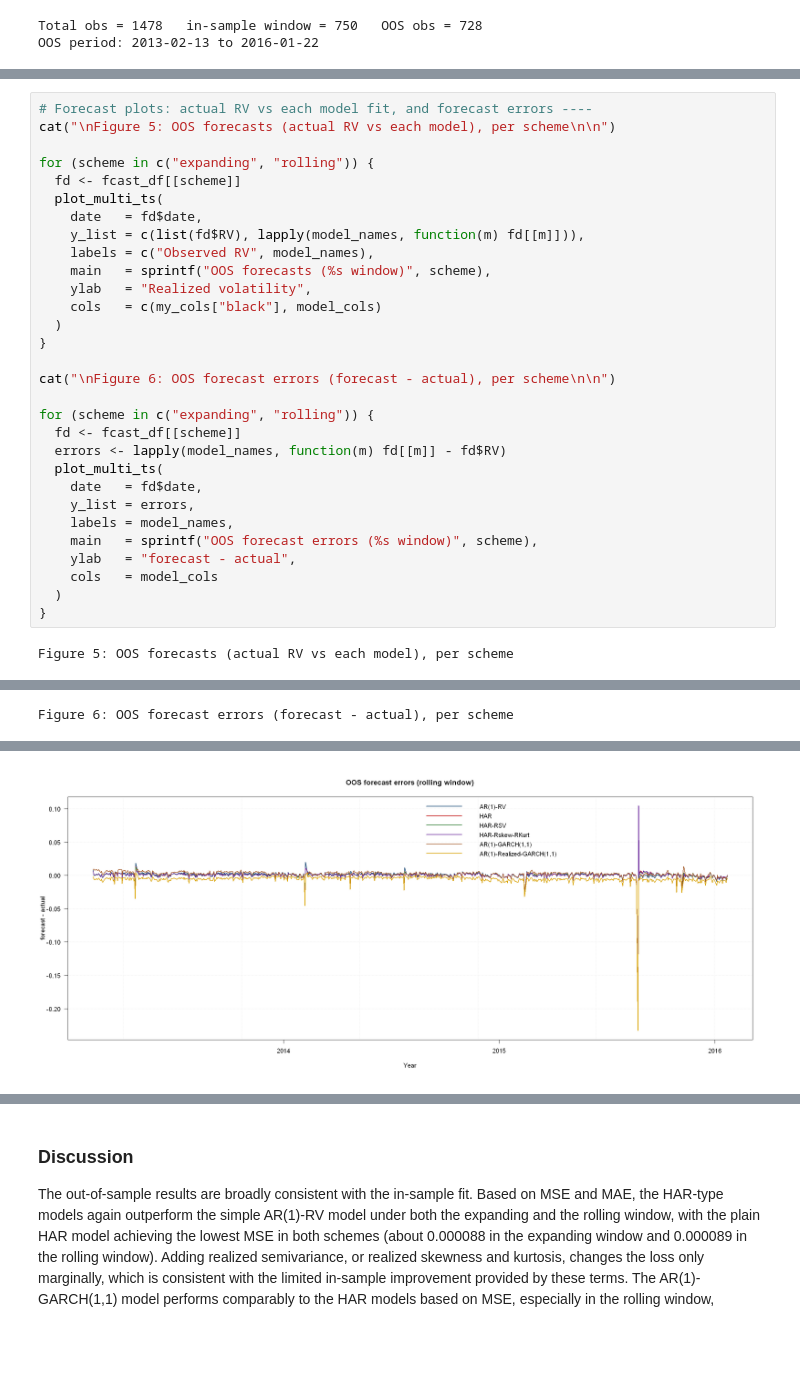
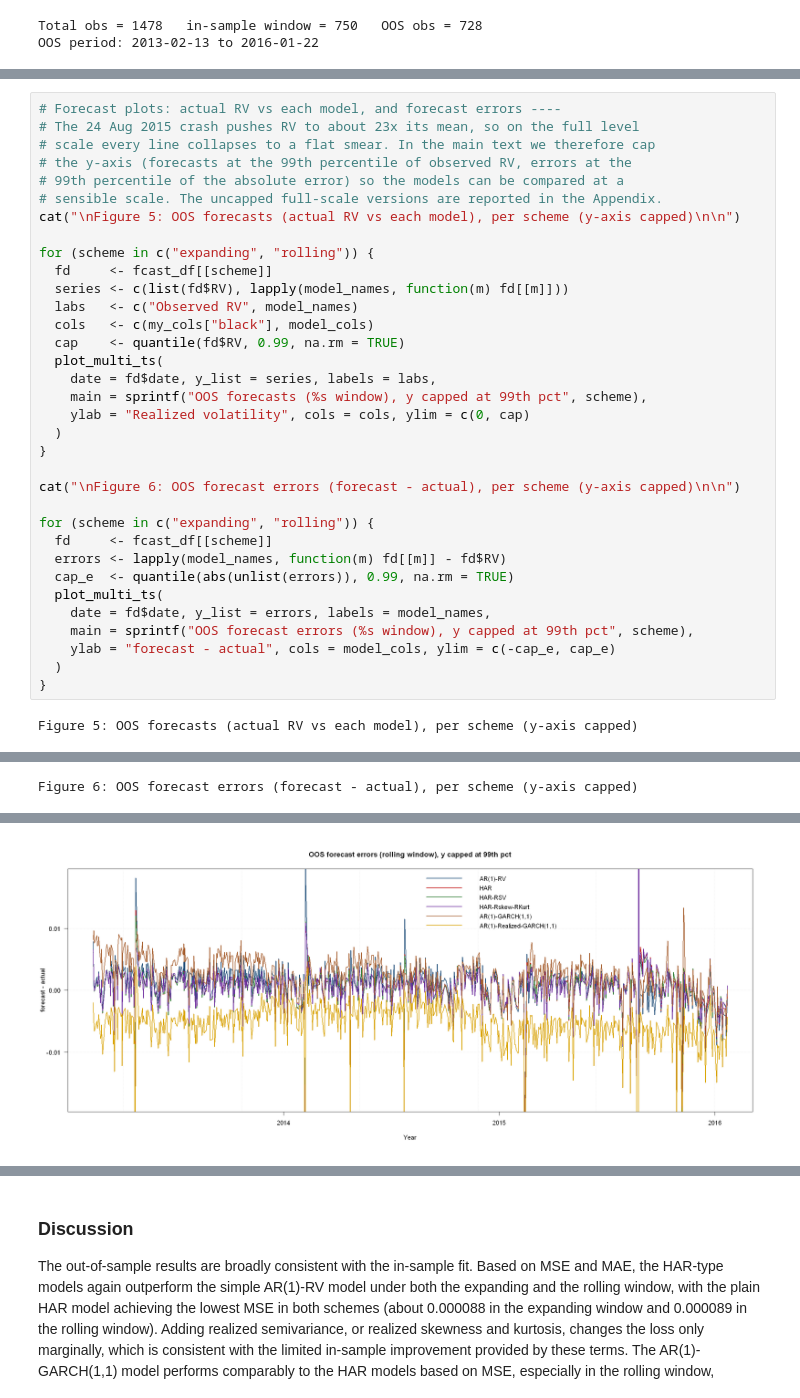
Before and after one commit to marketaondrejova/Finecox-final-project, a Jupyter notebook: Project.ipynb, the cells around one changed output, grey strips where cells are left out. Drawn from its saved outputs; the diff is of its cells as text; blank space fills up the shorter version.

```diff
--- a/Project.ipynb
+++ b/Project.ipynb
@@ -1125,34 +1125,38 @@ non-converged estimation windows present...resubsmit object with different solve
 
 All forecasts computed.
 # %%
-# Forecast plots: actual RV vs each model fit, and forecast errors ----
-cat("\nFigure 5: OOS forecasts (actual RV vs each model), per scheme\n\n")
+# Forecast plots: actual RV vs each model, and forecast errors ----
+# The 24 Aug 2015 crash pushes RV to about 23x its mean, so on the full level
+# scale every line collapses to a flat smear. In the main text we therefore cap
+# the y-axis (forecasts at the 99th percentile of observed RV, errors at the
+# 99th percentile of the absolute error) so the models can be compared at a
+# sensible scale. The uncapped full-scale versions are reported in the Appendix.
+cat("\nFigure 5: OOS forecasts (actual RV vs each model), per scheme (y-axis capped)\n\n")
 
 for (scheme in c("expanding", "rolling")) {
-  fd <- fcast_df[[scheme]]
+  fd     <- fcast_df[[scheme]]
+  series <- c(list(fd$RV), lapply(model_names, function(m) fd[[m]]))
+  labs   <- c("Observed RV", model_names)
+  cols   <- c(my_cols["black"], model_cols)
+  cap    <- quantile(fd$RV, 0.99, na.rm = TRUE)
   plot_multi_ts(
-    date   = fd$date,
-    y_list = c(list(fd$RV), lapply(model_names, function(m) fd[[m]])),
-    labels = c("Observed RV", model_names),
-    main   = sprintf("OOS forecasts (%s window)", scheme),
-    ylab   = "Realized volatility",
-    cols   = c(my_cols["black"], model_cols)
+    date = fd$date, y_list = series, labels = labs,
+    main = sprintf("OOS forecasts (%s window), y capped at 99th pct", scheme),
+    ylab = "Realized volatility", cols = cols, ylim = c(0, cap)
   )
 }
 
-cat("\nFigure 6: OOS forecast errors (forecast - actual), per scheme\n\n")
+cat("\nFigure 6: OOS forecast errors (forecast - actual), per scheme (y-axis capped)\n\n")
 
 for (scheme in c("expanding", "rolling")) {
-  fd <- fcast_df[[scheme]]
+  fd     <- fcast_df[[scheme]]
   errors <- lapply(model_names, function(m) fd[[m]] - fd$RV)
+  cap_e  <- quantile(abs(unlist(errors)), 0.99, na.rm = TRUE)
   plot_multi_ts(
-    date   = fd$date,
-    y_list = errors,
-    labels = model_names,
-    main   = sprintf("OOS forecast errors (%s window)", scheme),
-    ylab   = "forecast - actual",
-    cols   = model_cols
+    date = fd$date, y_list = errors, labels = model_names,
+    main = sprintf("OOS forecast errors (%s window), y capped at 99th pct", scheme),
+    ylab = "forecast - actual", cols = model_cols, ylim = c(-cap_e, cap_e)
   )
 }
 # %% [output]
-Figure 5: OOS forecasts (actual RV vs each model), per scheme
+Figure 5: OOS forecasts (actual RV vs each model), per scheme (y-axis capped)
@@ -1160 +1164 @@ Figure 5: OOS forecasts (actual RV vs each model), per scheme
-Figure 6: OOS forecast errors (forecast - actual), per scheme
+Figure 6: OOS forecast errors (forecast - actual), per scheme (y-axis capped)
@@ -1163,4 +1167,4 @@ Figure 6: OOS forecast errors (forecast - actual), per scheme
-[figure, old version]
+[figure, new version]
 # %%
 # Out-of-sample MSE and MAE table ----
 cat("\nTable 5: Out-of-sample MSE and MAE\n")
```
Also changed, not shown: parts of 7 cells of this notebook, 1 other file.
